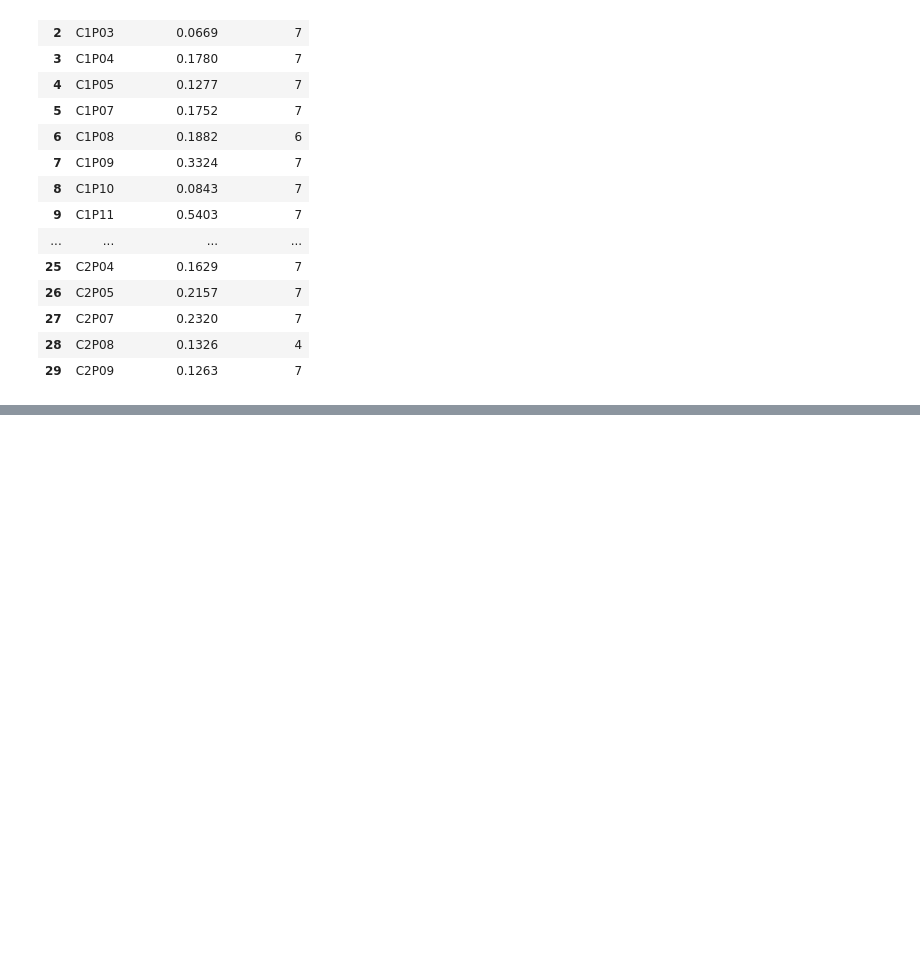
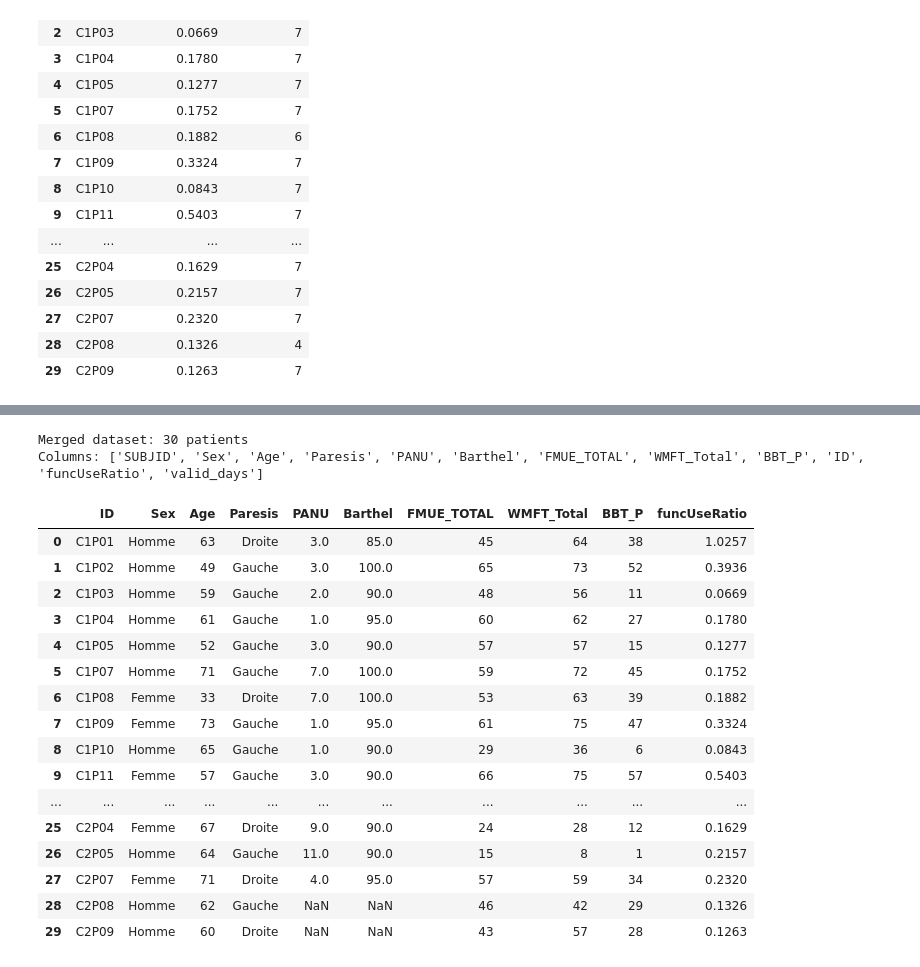
Before and after one commit to asadazizmughal/predicting-arm-use-stroke, a Jupyter notebook: main.ipynb, the cells around one changed output, grey strips where cells are left out. Drawn from its saved outputs; the diff is of its cells as text; code cells hidden in the pictures; blank space fills up the shorter version.

Commit message:
merge clinical and accelerometry datasets to create unified analysis dataset

```diff
--- a/main.ipynb
+++ b/main.ipynb
@@ -247,0 +252,30 @@ max       1.026
+# %%
+# Inner merge: keep only patients in both datasets
+merged_df = clinical_df.merge(accel_summary_df, on='ID', how='inner')
+
+print(f"Merged dataset: {len(merged_df)} patients")
+print(f"Columns: {list(merged_df.columns)}")
+
+# Display the merged table
+merged_df[['ID', 'Sex', 'Age', 'Paresis', 'PANU', 'Barthel',
+           'FMUE_TOTAL', 'WMFT_Total', 'BBT_P', 'funcUseRatio']]
+# %% [output]
+Merged dataset: 30 patients
+Columns: ['SUBJID', 'Sex', 'Age', 'Paresis', 'PANU', 'Barthel', 'FMUE_TOTAL', 'WMFT_Total', 'BBT_P', 'ID', 'funcUseRatio', 'valid_days']
+|  | ID | Sex | Age | Paresis | PANU | Barthel | FMUE_TOTAL | WMFT_Total | BBT_P | funcUseRatio |
+| 0 | C1P01 | Homme | 63 | Droite | 3.0 | 85.0 | 45 | 64 | 38 | 1.0257 |
+| 1 | C1P02 | Homme | 49 | Gauche | 3.0 | 100.0 | 65 | 73 | 52 | 0.3936 |
+| 2 | C1P03 | Homme | 59 | Gauche | 2.0 | 90.0 | 48 | 56 | 11 | 0.0669 |
+| 3 | C1P04 | Homme | 61 | Gauche | 1.0 | 95.0 | 60 | 62 | 27 | 0.1780 |
+| 4 | C1P05 | Homme | 52 | Gauche | 3.0 | 90.0 | 57 | 57 | 15 | 0.1277 |
+| 5 | C1P07 | Homme | 71 | Gauche | 7.0 | 100.0 | 59 | 72 | 45 | 0.1752 |
+| 6 | C1P08 | Femme | 33 | Droite | 7.0 | 100.0 | 53 | 63 | 39 | 0.1882 |
+| 7 | C1P09 | Femme | 73 | Gauche | 1.0 | 95.0 | 61 | 75 | 47 | 0.3324 |
+| 8 | C1P10 | Homme | 65 | Gauche | 1.0 | 90.0 | 29 | 36 | 6 | 0.0843 |
+| 9 | C1P11 | Femme | 57 | Gauche | 3.0 | 90.0 | 66 | 75 | 57 | 0.5403 |
+| ... | ... | ... | ... | ... | ... | ... | ... | ... | ... | ... |
+| 25 | C2P04 | Femme | 67 | Droite | 9.0 | 90.0 | 24 | 28 | 12 | 0.1629 |
+| 26 | C2P05 | Homme | 64 | Gauche | 11.0 | 90.0 | 15 | 8 | 1 | 0.2157 |
+| 27 | C2P07 | Femme | 71 | Droite | 4.0 | 95.0 | 57 | 59 | 34 | 0.2320 |
+| 28 | C2P08 | Homme | 62 | Gauche | NaN | NaN | 46 | 42 | 29 | 0.1326 |
+| 29 | C2P09 | Homme | 60 | Droite | NaN | NaN | 43 | 57 | 28 | 0.1263 |
```
Also changed, not shown: parts of 1 cell of this notebook.
